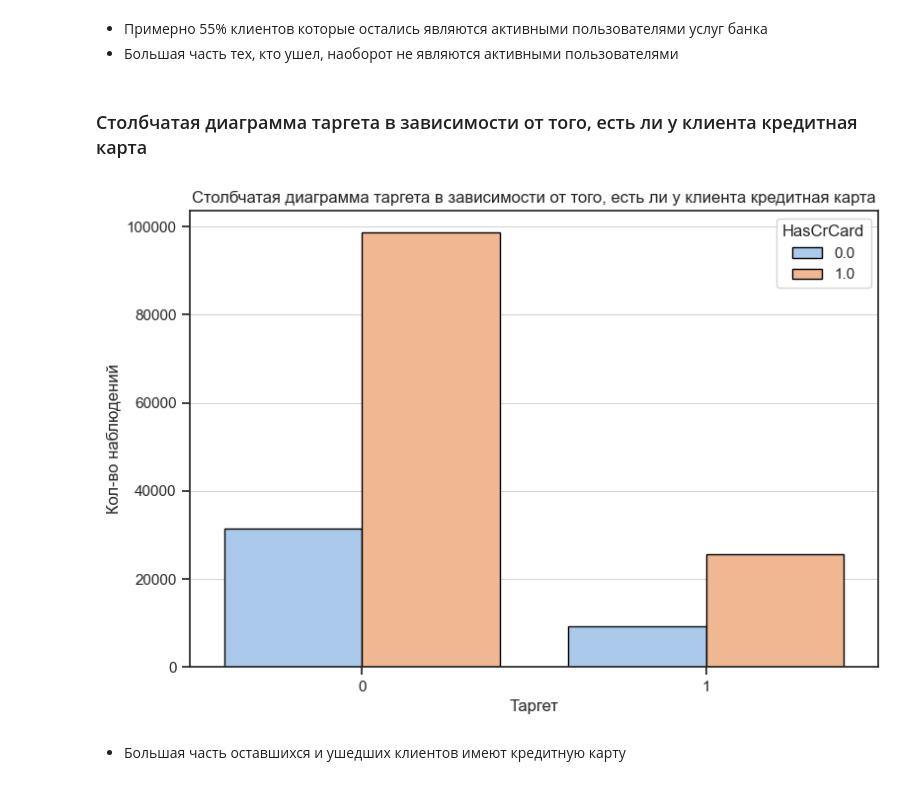
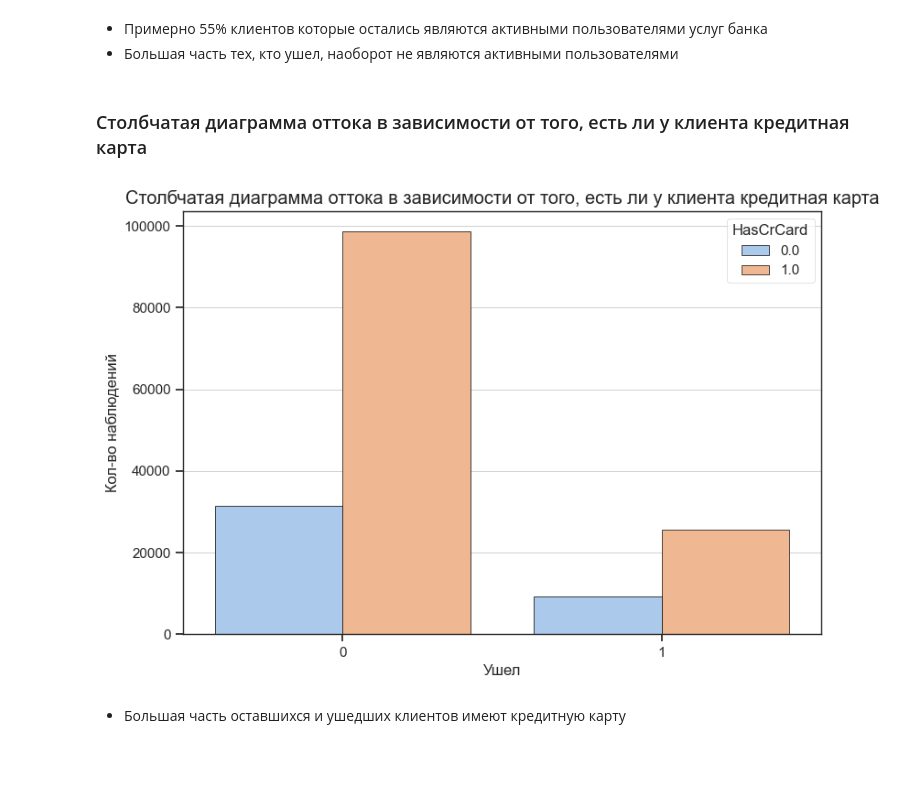
Before and after one commit to yuvscherbatov/Bank-Churn-Classification, a Jupyter notebook: EDA.ipynb, the cells around one changed output. Drawn from its saved outputs; the diff is of its cells as text; code cells hidden in the pictures; blank space fills up the shorter version.

```diff
--- a/EDA.ipynb
+++ b/EDA.ipynb
@@ -285,11 +367,14 @@ plt.show()
 # %%
+sns.set_style("ticks")
 colors = sns.color_palette('pastel')[2:4]
 plt.pie(train_df['Exited'].value_counts(),
         labels=['Остались', 'Ушли'],
         autopct='%1.1f%%',
         startangle=140,
-        colors=colors)
+        colors=colors,
+        explode=[0, 0.1])
 plt.title('Процентное соотношение остающихся и уходящих клиентов')
 plt.axis('equal')
+plt.style.use('ggplot')
 plt.show()
 # %% [output]
@@ -301,9 +386,12 @@ plt.show()
 # %%
+sns.set_style("ticks")
 sns.displot(train_df,
            x = 'Age',
            col = 'Gender',
            hue = 'Exited',
            bins= 10,
-           edgecolor='black')
+           edgecolor='black',
+           palette="pastel")
+plt.style.use('ggplot')
 plt.show()
 # %% [output]
@@ -313,12 +401,14 @@ plt.show()
 # %%
+sns.set_style("ticks")
 plt.grid(axis='y', color='grey', linewidth=0.5, alpha=0.5)
 sns.countplot(data=train_df,
               x='Exited',
               hue='NumOfProducts',
               palette = "pastel",
               edgecolor='black')
-plt.xlabel('Таргет')
+plt.xlabel('Ушел')
 plt.ylabel('Кол-во наблюдений')
-plt.title('Столбчатая диаграмма таргета в зависимости от кол-ва продуктов, которыми владеет клиент')
+plt.title('Столбчатая диаграмма оттока в зависимости от кол-ва продуктов, которыми владеет клиент')
+plt.style.use('ggplot')
 plt.show()
 # %% [output]
@@ -330,12 +420,14 @@ plt.show()
 # %%
+sns.set_style("ticks")
 plt.grid(axis='y', color='grey', linewidth=0.5, alpha=0.5)
 sns.countplot(data=train_df,
               x='Exited',
               hue='IsActiveMember',
               palette = "pastel",
               edgecolor='black')
-plt.xlabel('Таргет')
+plt.xlabel('Ушел')
 plt.ylabel('Кол-во наблюдений')
-plt.title('Столбчатая диаграмма таргета в зависимости от того, является ли клиент активным пользователем услуг')
+plt.title('Столбчатая диаграмма оттока в зависимости от того, является ли клиент активным пользователем услуг')
+plt.style.use('ggplot')
 plt.show()
 # %% [output]
@@ -344,20 +436,22 @@ plt.show()
 - Примерно 55% клиентов которые остались являются активными пользователями услуг банка
 - Большая часть тех, кто ушел, наоборот не являются активными пользователями
 # %% [markdown]
-### Столбчатая диаграмма таргета в зависимости от того, есть ли у клиента кредитная карта
+### Столбчатая диаграмма оттока в зависимости от того, есть ли у клиента кредитная карта
 # %%
+sns.set_style("ticks")
 plt.grid(axis='y', color='grey', linewidth=0.5, alpha=0.5)
 sns.countplot(data=train_df,
             x='Exited',
             hue='HasCrCard',
             palette = "pastel",
             edgecolor='black')
-plt.xlabel('Таргет')
+plt.xlabel('Ушел')
 plt.ylabel('Кол-во наблюдений')
-plt.title('Столбчатая диаграмма таргета в зависимости от того, есть ли у клиента кредитная карта')
+plt.title('Столбчатая диаграмма оттока в зависимости от того, есть ли у клиента кредитная карта')
+plt.style.use('ggplot')
 plt.show()
 # %% [output]
-[figure, old version]
+[figure, new version]
 # %% [markdown]
 - Большая часть оставшихся и ушедших клиентов имеют кредитную карту
 # %% [markdown]
```
Also changed, not shown: parts of 60 cells of this notebook, 6 other files.
